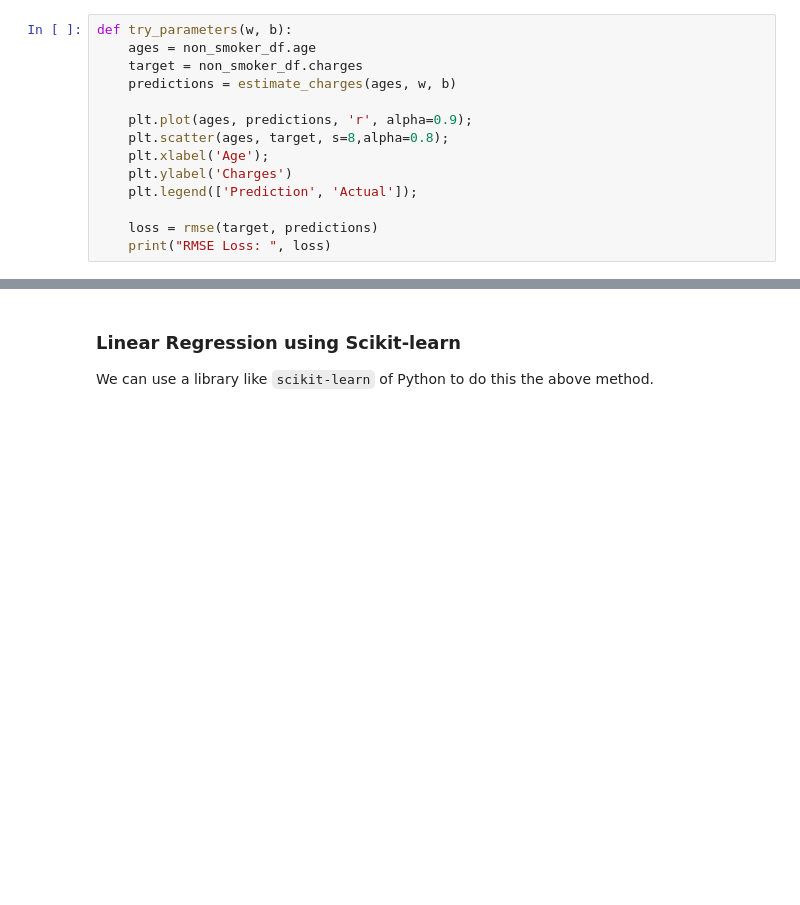
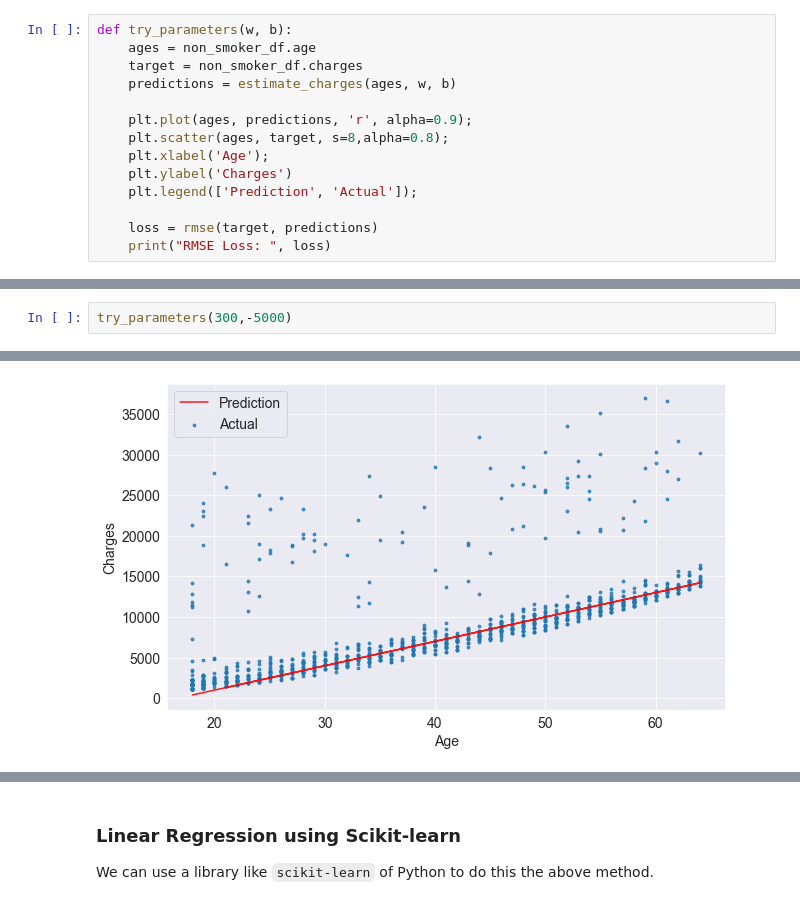
Before and after one commit to Himangshu1086/Estimation-of-annual-insurance-premium, a Jupyter notebook: medical_Insurance_estimation.ipynb, the cells around one changed output, grey strips where cells are left out. Cells and saved outputs as stored; diff of their text form; blank space fills up the shorter version.

```diff
--- a/medical_Insurance_estimation.ipynb
+++ b/medical_Insurance_estimation.ipynb
@@ -471,0 +454,3 @@ RMSE Loss:  8461.949562575493
+# %%
+try_parameters(300,-5000)
+# %% [output]
@@ -472,3 +458,4 @@ RMSE Loss:  8461.949562575493
+[figure, added]
 # %% [markdown]
 ### Optimizer
 
```
Also changed, not shown: parts of 12 cells of this notebook.
